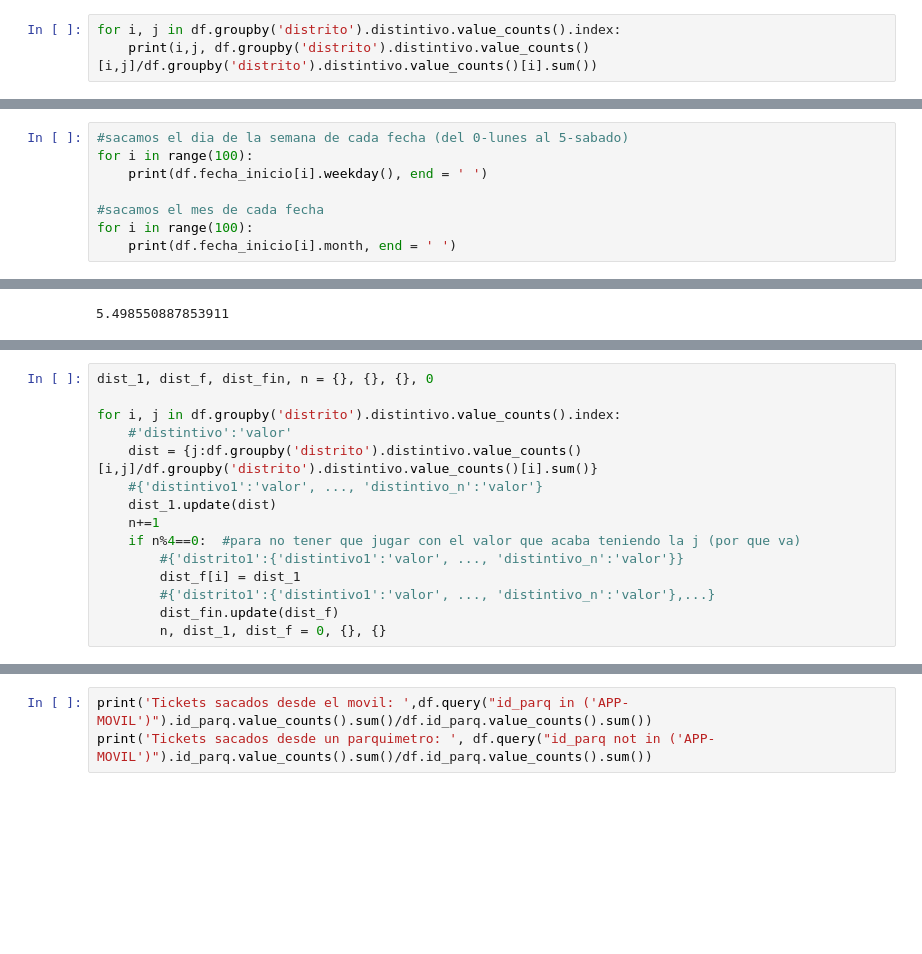
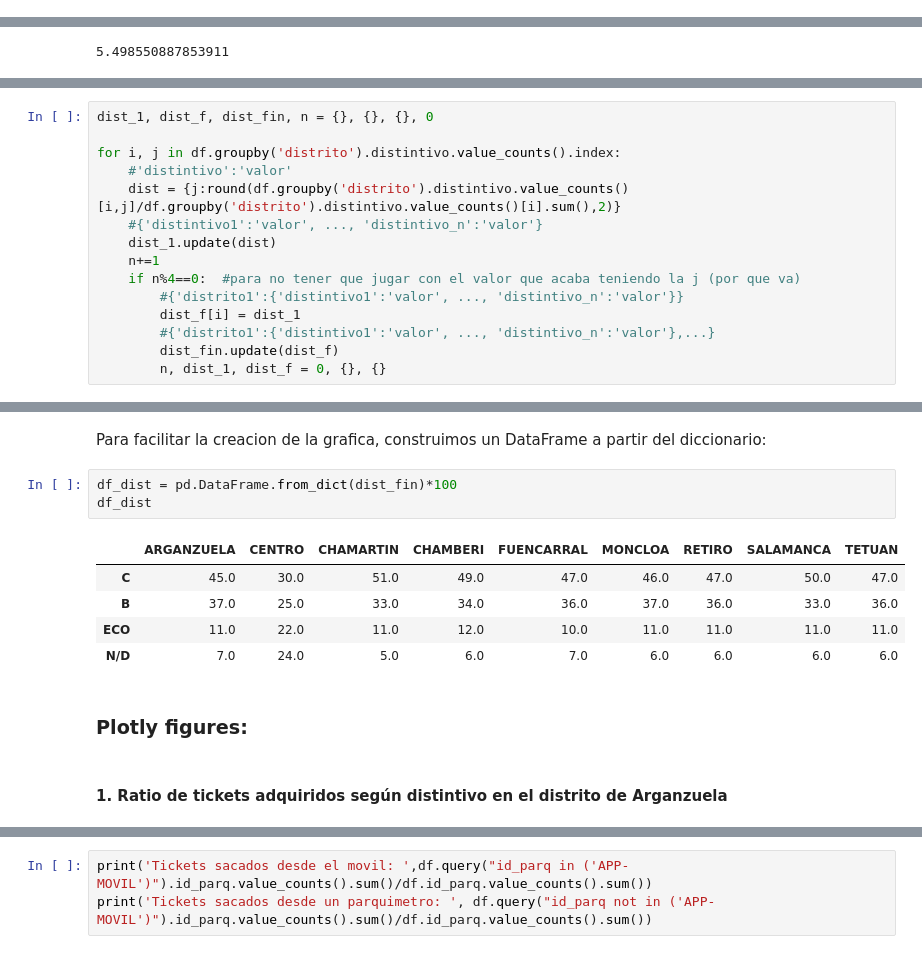
Before and after one commit to IBacieroFdez/Exploratory-Data-Analysis, a Jupyter notebook: EDA_Voluntary.ipynb, the cells around one changed output, grey strips where cells are left out. Cells and saved outputs as stored; diff of their text form; blank space fills up the shorter version.

```diff
--- a/EDA_Voluntary.ipynb
+++ b/EDA_Voluntary.ipynb
@@ -342,3 +290,0 @@ Name: importe_tique, dtype: float32
-# %%
-for i, j in df.groupby('distrito').distintivo.value_counts().index:
-    print(i,j, df.groupby('distrito').distintivo.value_counts()[i,j]/df.groupby('distrito').distintivo.value_counts()[i].sum())
@@ -383,8 +290,0 @@ Name: importe_tique, dtype: float32
-# %%
-#sacamos el dia de la semana de cada fecha (del 0-lunes al 5-sabado)
-for i in range(100):
-    print(df.fecha_inicio[i].weekday(), end = ' ')
-
-#sacamos el mes de cada fecha
-for i in range(100):
-    print(df.fecha_inicio[i].month, end = ' ')
@@ -537,7 +449,7 @@ dist_1, dist_f, dist_fin, n = {}, {}, {}, 0
 
 for i, j in df.groupby('distrito').distintivo.value_counts().index:
     #'distintivo':'valor'
-    dist = {j:df.groupby('distrito').distintivo.value_counts()[i,j]/df.groupby('distrito').distintivo.value_counts()[i].sum()}
+    dist = {j:round(df.groupby('distrito').distintivo.value_counts()[i,j]/df.groupby('distrito').distintivo.value_counts()[i].sum(),2)}
     #{'distintivo1':'valor', ..., 'distintivo_n':'valor'}
     dist_1.update(dist)
     n+=1
@@ -586,0 +474,15 @@ TETUAN C 0.4711638287658715
+# %% [markdown]
+Para facilitar la creacion de la grafica, construimos un DataFrame a partir del diccionario:
+# %%
+df_dist = pd.DataFrame.from_dict(dist_fin)*100
+df_dist
+# %% [output]
+|  | ARGANZUELA | CENTRO | CHAMARTIN | CHAMBERI | FUENCARRAL | MONCLOA | RETIRO | SALAMANCA | TETUAN |
+| C | 45.0 | 30.0 | 51.0 | 49.0 | 47.0 | 46.0 | 47.0 | 50.0 | 47.0 |
+| B | 37.0 | 25.0 | 33.0 | 34.0 | 36.0 | 37.0 | 36.0 | 33.0 | 36.0 |
+| ECO | 11.0 | 22.0 | 11.0 | 12.0 | 10.0 | 11.0 | 11.0 | 11.0 | 11.0 |
+| N/D | 7.0 | 24.0 | 5.0 | 6.0 | 7.0 | 6.0 | 6.0 | 6.0 | 6.0 |
+# %% [markdown]
+### Plotly figures:
+# %% [markdown]
+#### 1. Ratio de tickets adquiridos según distintivo en el distrito de Arganzuela
```
Also changed, not shown: parts of 124 cells of this notebook, 1 other file.
